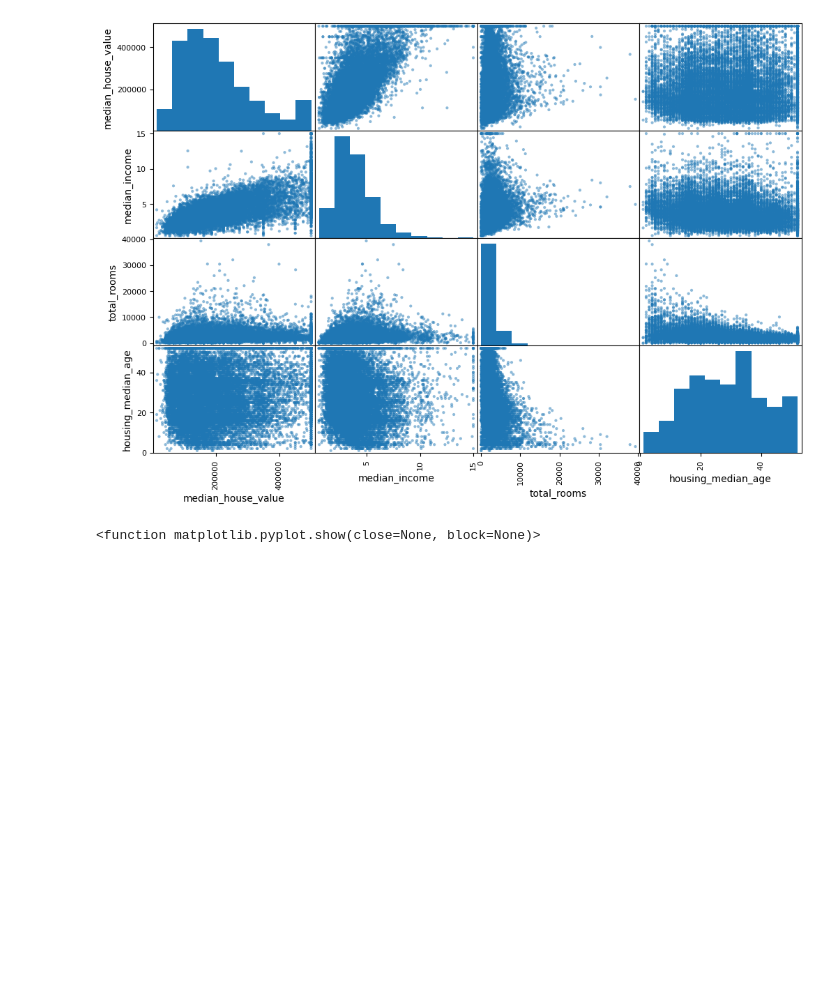
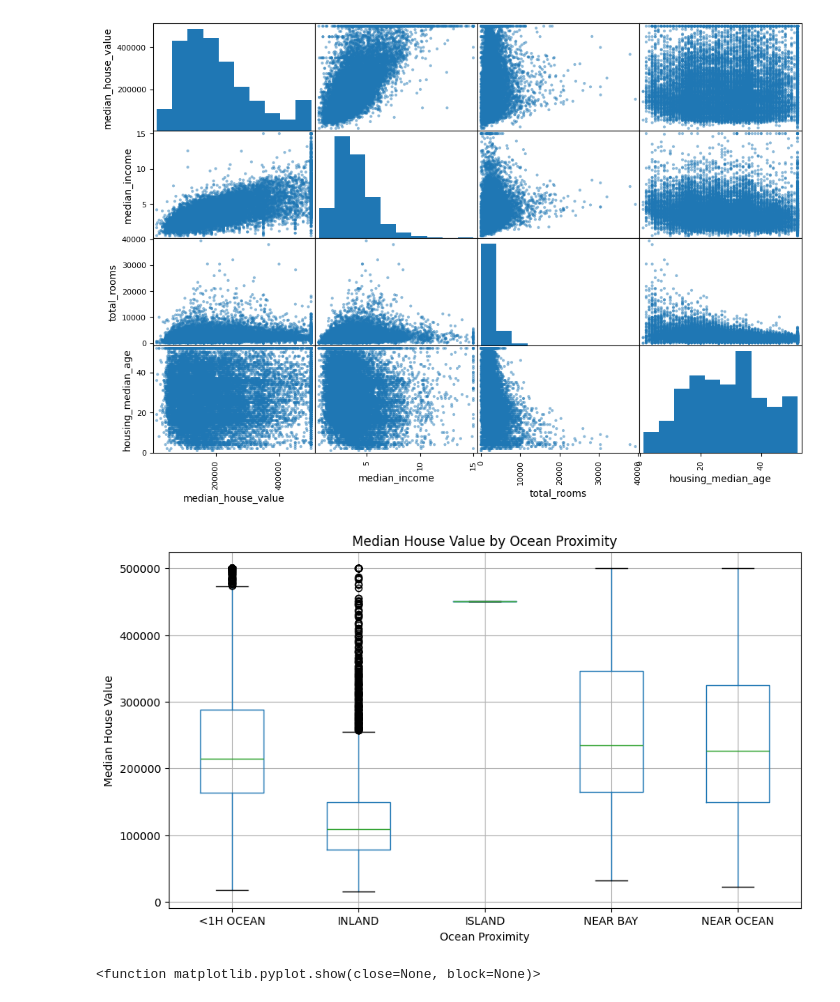
Before and after one commit to a-Ryukendo/Real-Estate, a Jupyter notebook: Real_Estate.ipynb, the cells around one changed output. Cells and saved outputs as stored; diff of their text form; code cells hidden in the pictures; blank space fills up the shorter version.

```diff
--- a/Real_Estate.ipynb
+++ b/Real_Estate.ipynb
@@ -189,6 +189,15 @@ scatter_matrix(housing[attributes], figsize=(12, 8))
 plt.show()
 # %% [output]
 [figure]
+# %%
+housing.boxplot(column="median_house_value", by="ocean_proximity", figsize=(10, 6))
+plt.suptitle("") # Suppress the default title
+plt.title("Median House Value by Ocean Proximity")
+plt.xlabel("Ocean Proximity")
+plt.ylabel("Median House Value")
+plt.show()
+# %% [output]
+[figure, added]
 # %%
 housing.plot(kind="scatter", x="median_income", y="median_house_value", alpha=0.1, grid=True)
 plt.show
```
Also changed, not shown: parts of 2 cells of this notebook.
